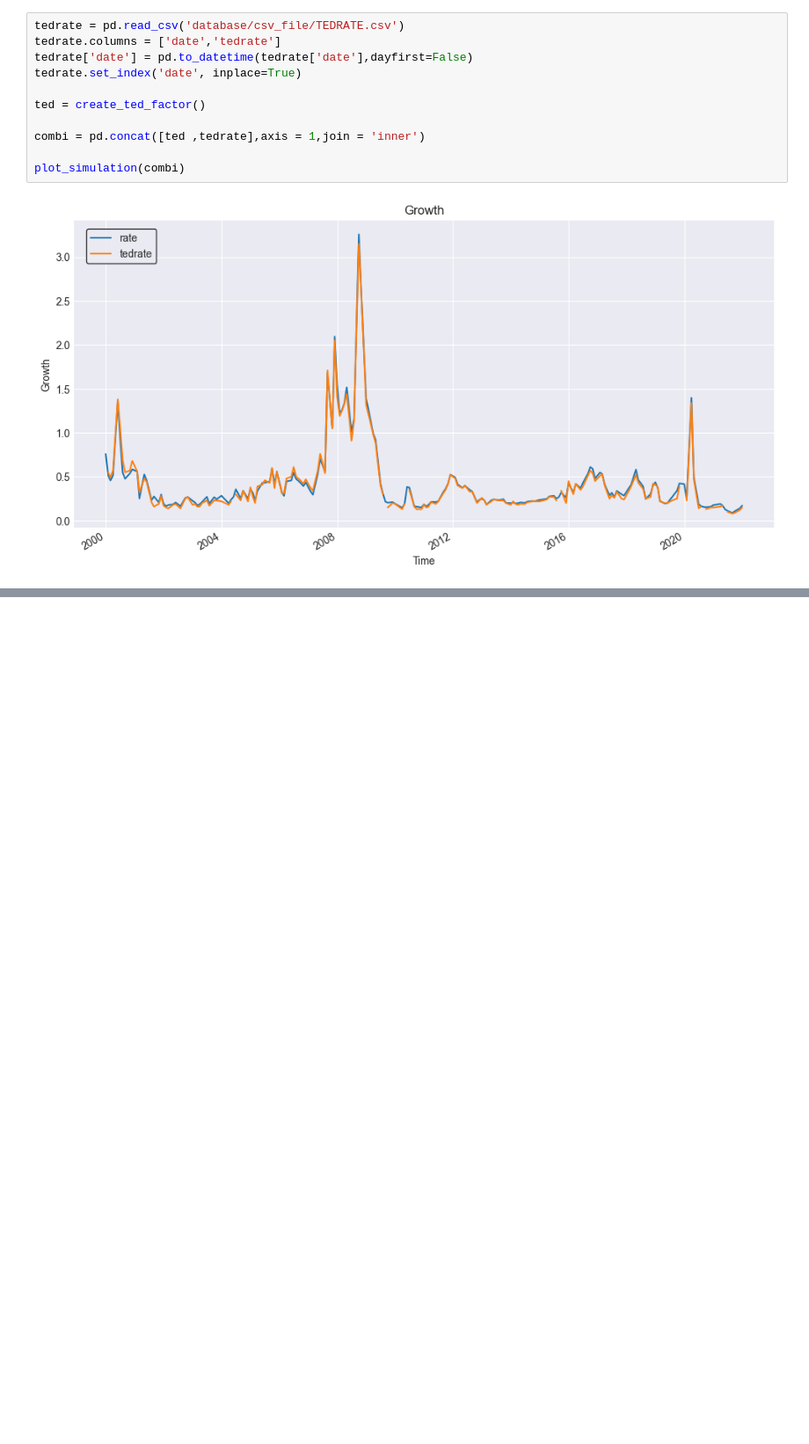
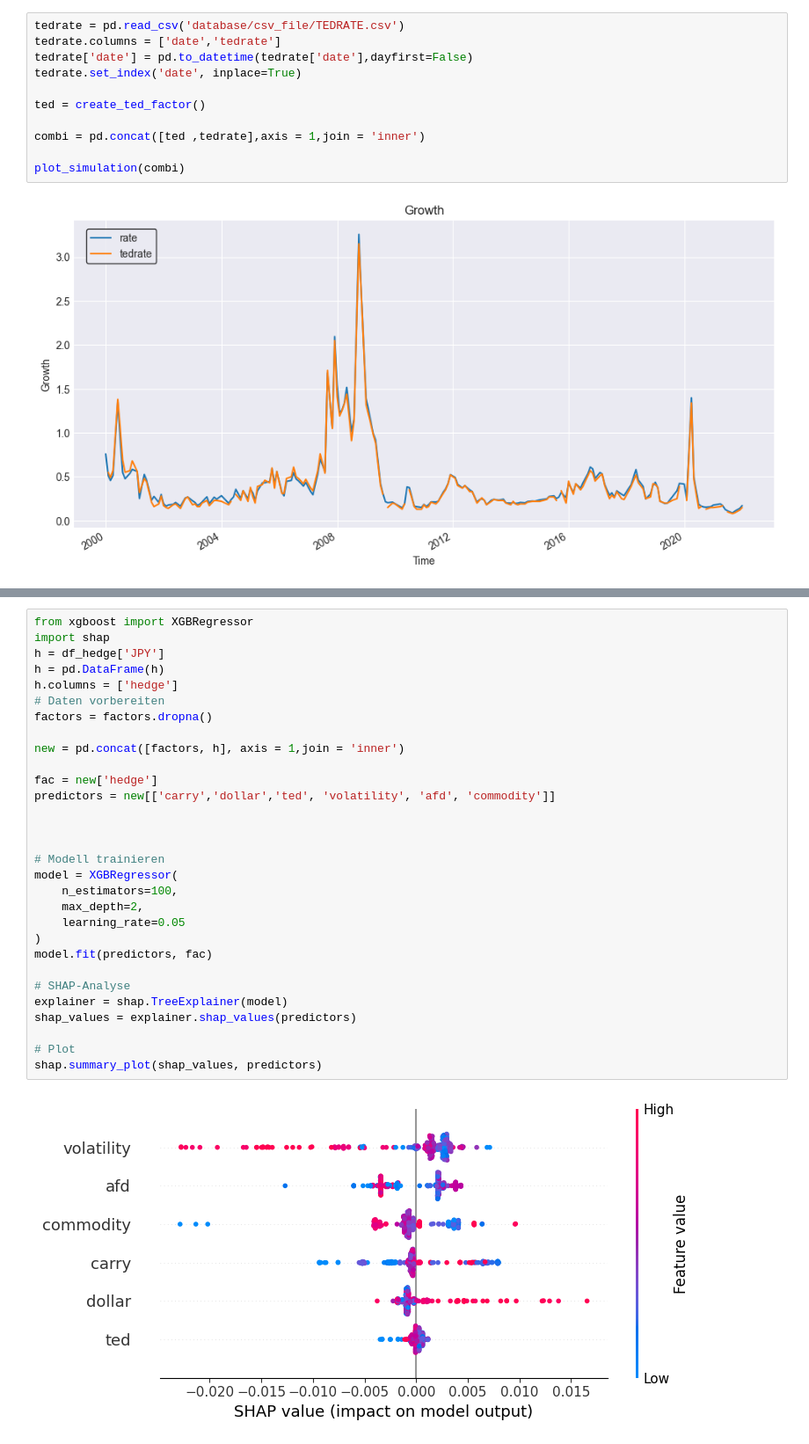
Before and after one commit to FabiantheG/Bachelor, a Jupyter notebook: try_jupiter.ipynb, the cells around one changed output, grey strips where cells are left out. Shown at 88% size. Cells and saved outputs as stored; diff of their text form; blank space fills up the shorter version.

```diff
--- a/try_jupiter.ipynb
+++ b/try_jupiter.ipynb
@@ -474,0 +524,32 @@ import numpy as np
+# %%
+from xgboost import XGBRegressor
+import shap
+h = df_hedge['JPY']
+h = pd.DataFrame(h)
+h.columns = ['hedge']
+# Daten vorbereiten
+factors = factors.dropna()
+
+new = pd.concat([factors, h], axis = 1,join = 'inner')
+
+fac = new['hedge']
+predictors = new[['carry','dollar','ted', 'volatility', 'afd', 'commodity']]
+
+
+
+# Modell trainieren
+model = XGBRegressor(
+    n_estimators=100,
+    max_depth=2,
+    learning_rate=0.05
+)
+model.fit(predictors, fac)
+
+# SHAP-Analyse
+explainer = shap.TreeExplainer(model)
+shap_values = explainer.shap_values(predictors)
+
+# Plot
+shap.summary_plot(shap_values, predictors)
+# %% [output]
+[figure, added]
```
Also changed, not shown: parts of 8 cells of this notebook, 8 other files.
